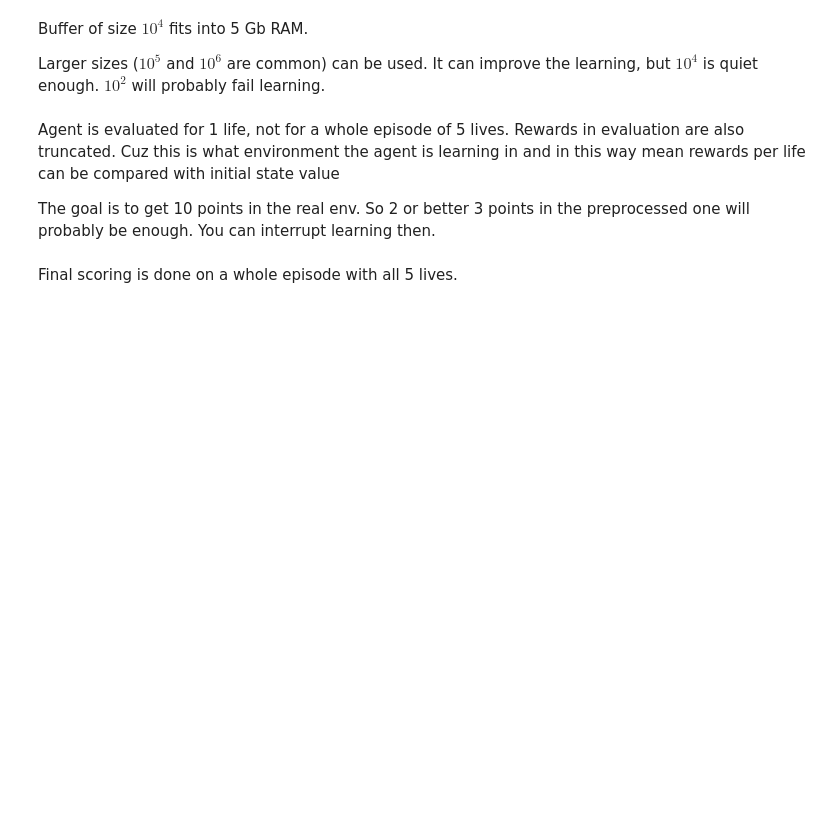
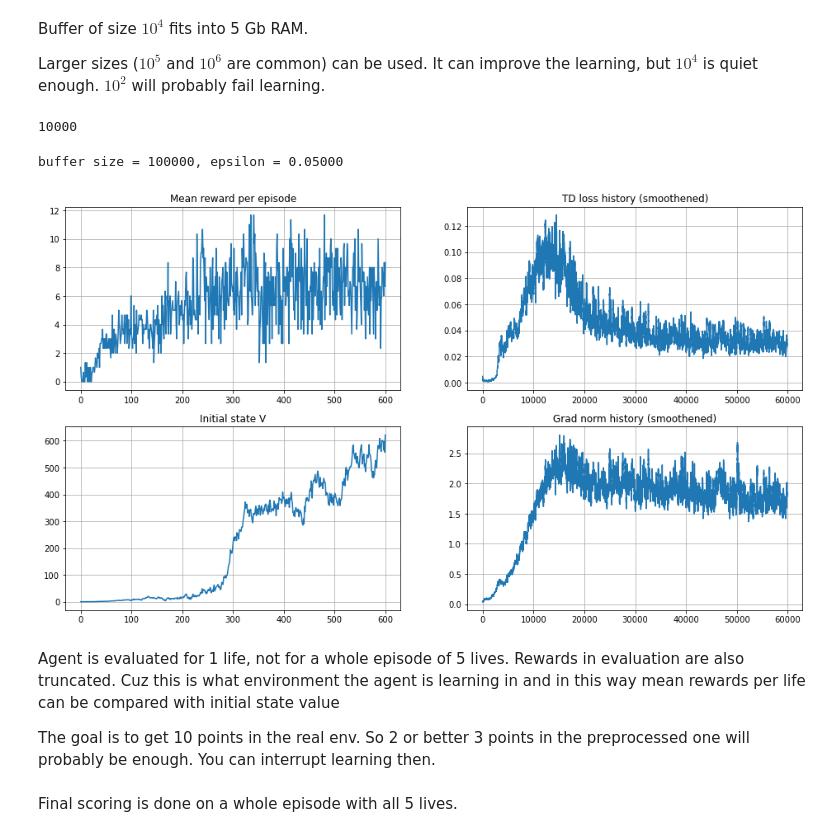
Before and after one commit to Myashka/MIPT_Applied_ML, a Jupyter notebook: Homeworks/Lab2_RL/Lab2_Atari_DQN.ipynb, the cells around one changed output. Saved outputs shown, nothing was run; the diff lists cells and outputs as text; code cells hidden in the pictures; blank space fills up the shorter version.

Commit message:
Done Breakout Atari Lab 2 RL

```diff
--- a/Homeworks/Lab2_RL/Lab2_Atari_DQN.ipynb
+++ b/Homeworks/Lab2_RL/Lab2_Atari_DQN.ipynb
@@ -391,6 +512,6 @@ $$ Q_{reference}(s,a) = r + \gamma \cdot \max _{a'} Q_{target}(s',a') $$
 
 ![img](https://github.com/yandexdataschool/Practical_RL/raw/master/yet_another_week/_resource/target_net.png)
 # %%
-target_network = DQNAgent(agent.state_shape, agent.n_actions, epsilon=0.5).to(device)
+target_network = DQNAgent([agent.state_shape], agent.n_actions, epsilon=0.5).to(device)
 # This is how you can load weights from agent into target network
 target_network.load_state_dict(agent.state_dict())
@@ -450,6 +573,7 @@ def compute_td_loss(
     # YOUR CODE HERE
     # compute V*(next_states) using predicted next q-values
     # next_state_values = ...
+    next_state_values = torch.max(predicted_next_qvalues, dim=1).values
 
     assert next_state_values.dtype == torch.float32
 
@@ -457,6 +581,8 @@ def compute_td_loss(
     # compute "target q-values" for loss - it's what's inside square parentheses in the above formula.
     # at the last state we shall use simplified formula: Q(s,a) = r(s,a) since s' doesn't exist
     # target_qvalues_for_actions = ...
+    target_qvalues_for_actions = rewards + gamma * next_state_values
+    target_qvalues_for_actions = torch.where(done, rewards, target_qvalues_for_actions)
 
     # mean squared error loss to minimize
     loss = F.mse_loss(predicted_qvalues_for_actions, target_qvalues_for_actions.detach())
@@ -524,7 +653,7 @@ Buffer of size $10^4$ fits into 5 Gb RAM.
 
 Larger sizes ($10^5$ and $10^6$ are common) can be used. It can improve the learning, but $10^4$ is quiet enough. $10^2$ will probably fail learning.
 # %%
-exp_replay = ReplayBuffer(1e4)
+exp_replay = ReplayBuffer(1e5)
 for i in range(100):
     if not utils.is_enough_ram(min_available_gb=0.1):
         print(
@@ -539,16 +668,18 @@ for i in range(100):
     play_and_record(state, agent, env, exp_replay, n_steps=100)
 
 print(len(exp_replay))
+# %% [output]
+10000
 # %%
 timesteps_per_epoch = 1
-batch_size = 16
-total_steps = 3e6
+batch_size = 20
+total_steps = int(3e6)
 decay_steps = 1e6
 
 opt = torch.optim.Adam(agent.parameters(), lr=1e-4)
 
 init_epsilon = 1
-final_epsilon = 0.1
+final_epsilon = 0.05
 
 loss_freq = 50
 refresh_target_network_freq = 5000
@@ -587,10 +718,21 @@ for step in range(total_steps + 1):
     # YOUR CODE HERE
     # Sample batch_size of data from experience replay and compute td loss.
     # loss = ...
+    obs_batch, act_batch, reward_batch, next_obs_batch, is_done_batch = exp_replay.sample(batch_size)
 
     opt.zero_grad()
+
+    loss = compute_td_loss(obs_batch,
+                           act_batch,
+                           reward_batch,
+                           next_obs_batch,
+                           is_done_batch,
+                           agent,
+                           target_network
+                          )
+
     loss.backward()
-    grad_norm = nn.utils.clip_grad_norm_(agent.parameters(), max_grad_norm)
+    grad_norm = nn.utils.clip_grad_norm_(agent.parameters(), max_grad_norm).cpu().numpy()
     opt.step()
 
     if step % loss_freq == 0:
@@ -600,7 +742,7 @@ for step in range(total_steps + 1):
     if step % refresh_target_network_freq == 0:
         # YOUR CODE HERE
         # Load agent weights into target_network
-        pass
+        target_network.load_state_dict(agent.state_dict())
 
     if step % eval_freq == 0:
         # eval the agent
@@ -609,30 +751,33 @@ for step in range(total_steps + 1):
         )
         initial_state_q_values = agent.get_qvalues([make_env(seed=step).reset()])
         initial_state_v_history.append(np.max(initial_state_q_values))
 
         clear_output(True)
         print("buffer size = %i, epsilon = %.5f" % (len(exp_replay), agent.epsilon))
 
         plt.figure(figsize=[16, 9])
         plt.subplot(2, 2, 1)
         plt.title("Mean reward per episode")
         plt.plot(mean_rw_history)
         plt.grid()
 
         assert not np.isnan(td_loss_history[-1])
         plt.subplot(2, 2, 2)
         plt.title("TD loss history (smoothened)")
         plt.plot(utils.smoothen(td_loss_history))
         plt.grid()
 
         plt.subplot(2, 2, 3)
         plt.title("Initial state V")
         plt.plot(initial_state_v_history)
         plt.grid()
 
         plt.subplot(2, 2, 4)
         plt.title("Grad norm history (smoothened)")
         plt.plot(utils.smoothen(grad_norm_history))
         plt.grid()
 
         plt.show()
+# %% [output]
+buffer size = 100000, epsilon = 0.05000
+[figure, added]
```
Also changed, not shown: parts of 27 cells of this notebook, 9 other files.
